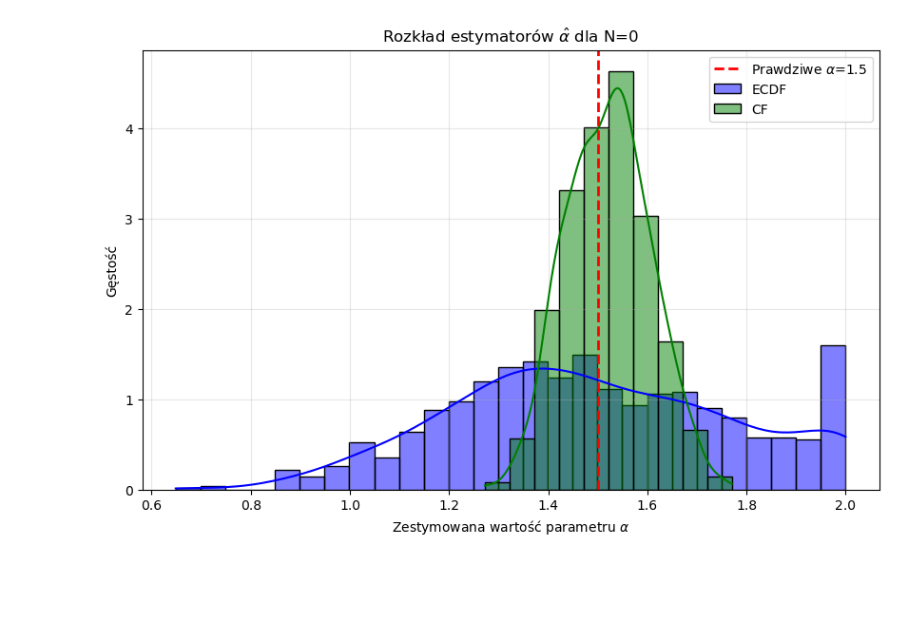
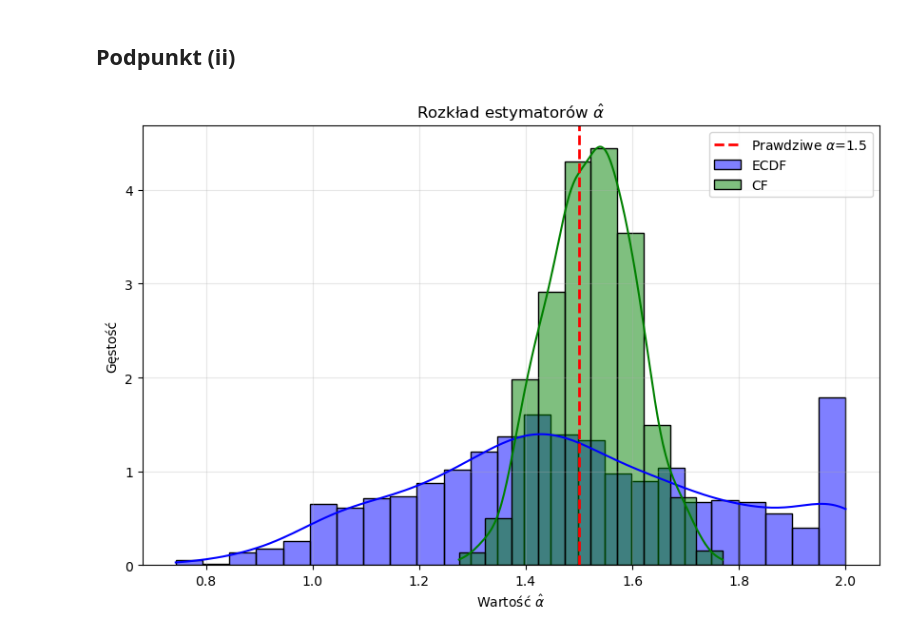
Before and after one commit to BartoszMichalak13/Raports-CSoSP, a Jupyter notebook: raporciątko.ipynb, the cells around one changed output. Cells and saved outputs as stored; diff of their text form; code cells hidden in the pictures; blank space fills up the shorter version.

```diff
--- a/raporciątko.ipynb
+++ b/raporciątko.ipynb
@@ -17,23 +21,26 @@ def get_random_a_stable(alpha, beta, gamma, delta):
     theta_0 = np.arctan(beta*np.tan(math.pi*alpha/2))/alpha
     W = np.random.exponential()
 
-    if a == 1:
+    if alpha == 1:
         Z = 2/math.pi * ( (math.pi/2 + beta*theta)*np.tan(theta) - beta*np.log((math.pi/2 * W*np.cos(theta)) / (math.pi/2 + beta*theta)) )
         return gamma*Z + (delta + beta * 2/math.pi * gamma * np.log(gamma))
     else:
-        Z = np.sin(alpha*(theta_0 + theta)) / ((np.cos(alpha*theta_0)*np.cos(theta))**(1/alpha)) * ( np.cos(alpha*theta_0 + (a - 1)*theta) / W )**((1 - alpha)/alpha)
+        Z = np.sin(alpha*(theta_0 + theta)) / ((np.cos(alpha*theta_0)*np.cos(theta))**(1/alpha)) * ( np.cos(alpha*theta_0 + (alpha - 1)*theta) / W )**((1 - alpha)/alpha)
         return gamma*Z + delta
 # %%
-def estimate_alpha_ecdf(t, tail_fraction=0.1):
+def estimate_alpha_ecdf(t, tail_fraction=0.05):
+    if len(t[t > 0]) < 10:
+        t = np.array([-v for v in t])
+
     t = np.sort(t)
     t_pos = t[t > 0]
     if len(t_pos) < 2: return np.nan
-    n_tail = int(len(t_pos) * tail_fraction)
+    n_tail = min(len(t_pos), int(len(t) * tail_fraction))
     if n_tail < 2: return np.nan
 
     top_t = t_pos[-n_tail:]
-    surv_probs = np.arange(n_tail, 0, -1) / len(t)
+    ecdf_weights = np.arange(n_tail, 0, -1) / len(t)
     lnt = np.log(top_t)
-    lnfdce = np.log(surv_probs)
+    lnfdce = np.log(ecdf_weights)
     slope, _, _, _, _ = linregress(lnt, lnfdce)
-    return np.clip(-slope, 0.1, 2.0)
+    return np.clip(-slope, 0.0, 2.0)
@@ -47,4 +60,4 @@ def estimate_alpha_cf(X, t_max=1.0, num_t=50):
     y = np.log(-np.log(phi_n_abs[valid_mask]))
     x = np.log(t_vals[valid_mask])
     slope, _, _, _, _ = linregress(x, y)
-    return np.clip(slope, 0.1, 2.0)
+    return np.clip(slope, 0.0, 2.0)
@@ -213,39 +136,36 @@ Estymata CF:     1.650
 [figure]
+# %% [markdown]
+## Podpunkt (ii)
 # %%
-
-# ---------------------------------------------------------
-# CZĘŚĆ (ii) - Pętla Monte Carlo
-# ---------------------------------------------------------
-
 true_alpha = 1.5
 beta = 0.0
 gamma = 1.0
 delta = 0.0
 sample_count = 1000
 
-M_iterations = 1000
+m_iterations = 1000
 alpha_ecdf_results = []
 alpha_cf_results = []
 
-for _ in tqdm(range(M_iterations), desc="Symulacja Monte Carlo"):
+for _ in tqdm(range(m_iterations), desc="Symulacja Monte Carlo"):
     x_vals = np.array([get_random_a_stable(true_alpha, beta, gamma, delta) for _ in range(0, sample_count)])
 
     alpha_ecdf_results.append(estimate_alpha_ecdf(x_vals))
     alpha_cf_results.append(estimate_alpha_cf(x_vals))
 
 # Remove NaN values
 res_ecdf = np.array(alpha_ecdf_results)[~np.isnan(alpha_ecdf_results)]
 res_cf = np.array(alpha_cf_results)[~np.isnan(alpha_cf_results)]
 
 plt.figure(figsize=(10, 6))
 sns.histplot(res_ecdf, color='blue', alpha=0.5, label='ECDF', kde=True, stat="density", binwidth=0.05)
 sns.histplot(res_cf, color='green', alpha=0.5, label='CF', kde=True, stat="density", binwidth=0.05)
 plt.axvline(true_alpha, color='red', linestyle='--', linewidth=2, label=f'Prawdziwe $\\alpha$={true_alpha}')
-plt.title(f'Rozkład estymatorów $\\hat{{\\alpha}}$ dla N={0}') ###TODO: fix N value
-plt.xlabel('Zestymowana wartość parametru $\\alpha$')
+plt.title(f'Rozkład estymatorów $\\hat{{\\alpha}}$')
+plt.xlabel(f'Wartość $\\hat{{\\alpha}}$')
 plt.ylabel('Gęstość')
 plt.legend()
 plt.grid(True, alpha=0.3)
 plt.show()
 # %% [output]
-[figure, old version]
+[figure, new version]
```
Also changed, not shown: parts of 17 cells of this notebook.
